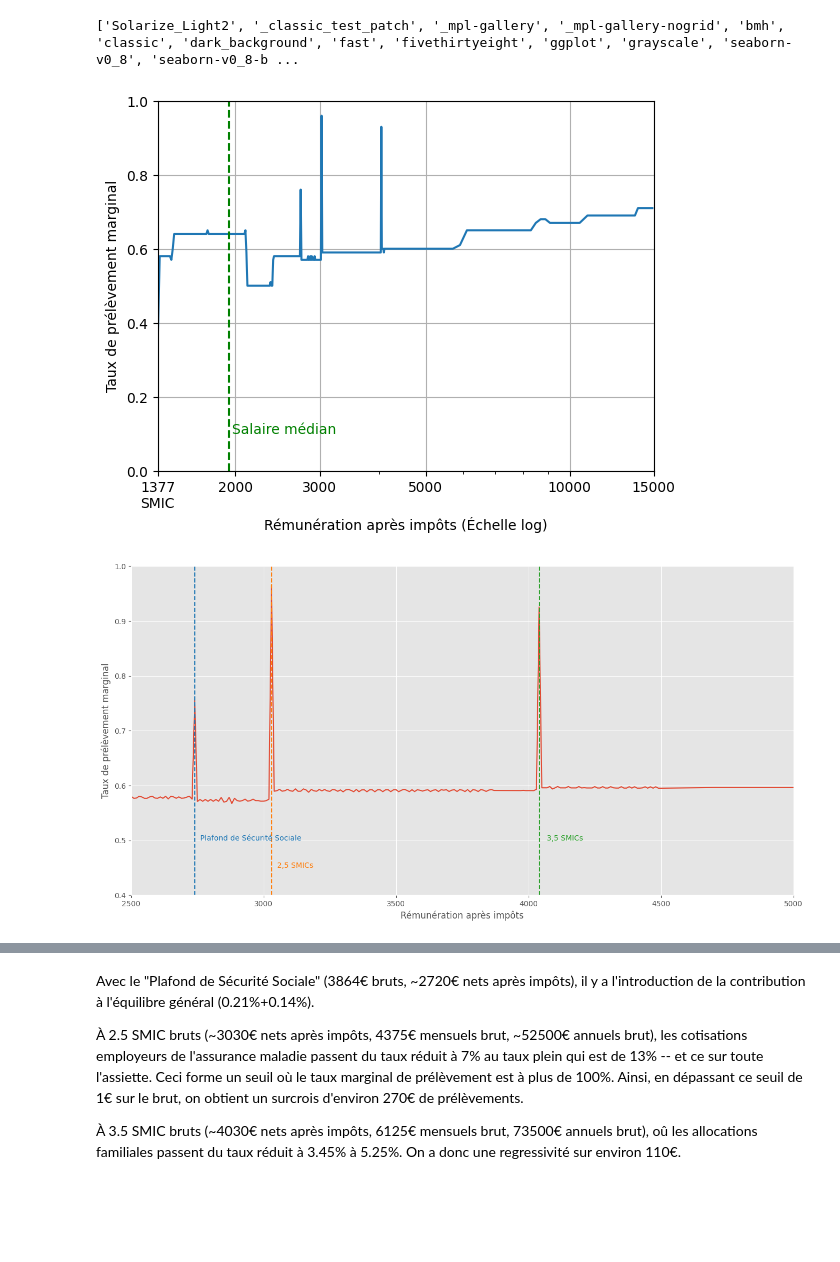
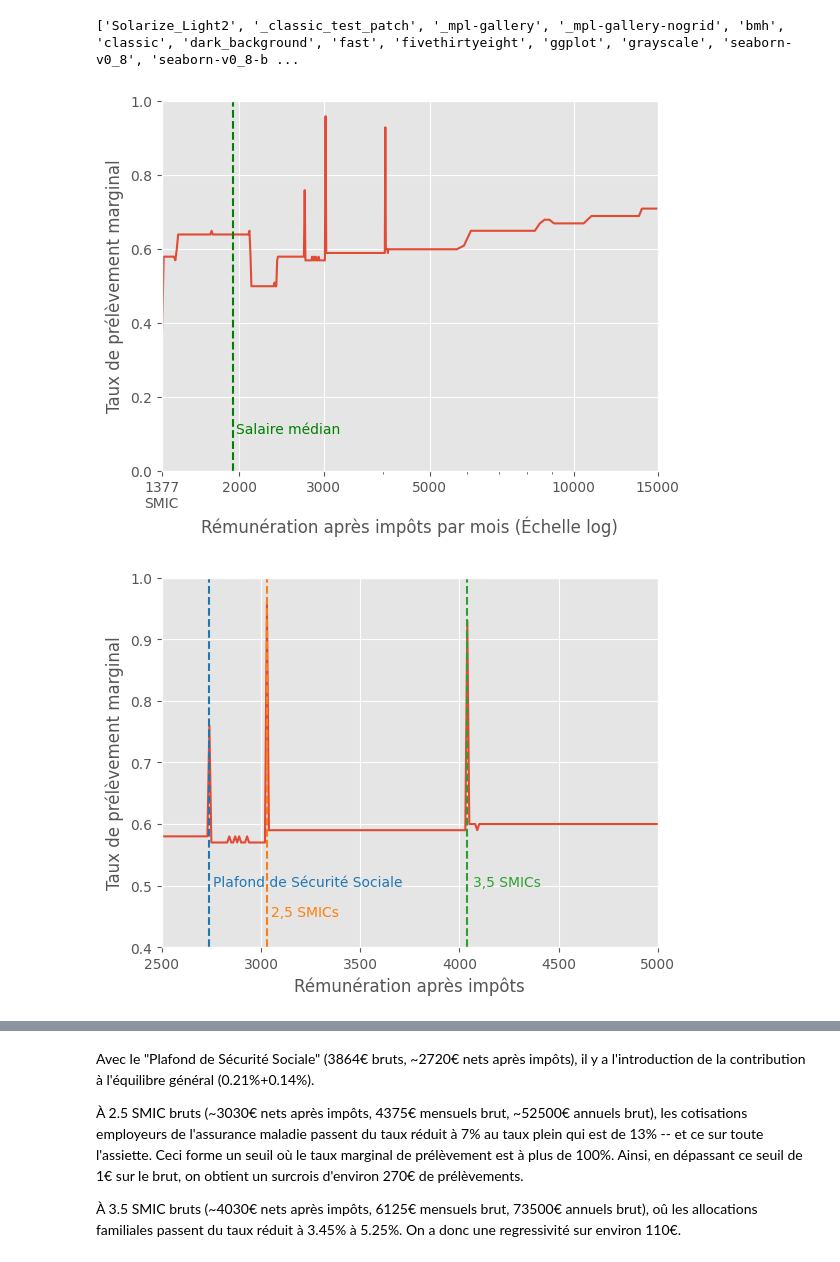
Before and after one commit to SolalAttias/prelevement-marginal, a Jupyter notebook: marg_prel.ipynb, the cells around one changed output, grey strips where cells are left out. Cells and saved outputs as stored; diff of their text form; code cells hidden in the pictures; blank space fills up the shorter version.

```diff
--- a/marg_prel.ipynb
+++ b/marg_prel.ipynb
@@ -98,0 +10,2 @@ no_zeros["revenu net imposable"] = no_zeros["rémunération avant impôt"]*12*0.
+# %%
+df_temps_plein = pd.read_csv("clean_temps_plein.csv")
@@ -104,7 +33,7 @@ def custom_smic_formatter(x, pos):
         return f"{x:.0f}"
 # %%
 print(plt.style.available)
-plt.style.use("default")
+plt.style.use("ggplot")
 # %% [output]
 ['Solarize_Light2', '_classic_test_patch', '_mpl-gallery', '_mpl-gallery-nogrid', 'bmh', 'classic', 'dark_background', 'fast', 'fivethirtyeight', 'ggplot', 'grayscale', 'seaborn-v0_8', 'seaborn-v0_8-b ...
 # %%
@@ -112,8 +41,8 @@ fig, ax = plt.subplots()
 plt.grid(True)
 plt.ylim(0,1)
 plt.xlim(1377,15000)
-ax.plot(no_zeros["rémunération après impôt"], no_zeros["tx prelevement marginal"].astype(float).round(2))
-plt.xlabel("Rémunération après impôts (Échelle log)")
+ax.plot(df_temps_plein["rémunération après impôt"], df_temps_plein["tx prelevement marginal"].astype(float).round(2))
+plt.xlabel("Rémunération après impôts par mois (Échelle log)")
 plt.ylabel("Taux de prélèvement marginal")
 # plt.axvline(x=1400, color="b", linestyle="--")
 # plt.text(1300, -0.057, "SMIC", alpha=0.7)
@@ -126,27 +55,25 @@ ax.xaxis.set_major_formatter(ticker.FuncFormatter(custom_smic_formatter))
 plt.savefig("Images/TauxMarginal.png", dpi=1000)
 plt.show()
 # %% [output]
-[figure, old version]
+[figure, new version]
 # %%
 cmap = plt.color_sequences['tab10']
 
 fig, ax = plt.subplots()
-fig.set_figwidth(16)
-fig.set_figheight(8)
 plt.ylim(0.4,1)
 plt.xlim(2500,5000)
-ax.plot(no_zeros["rémunération après impôt"], no_zeros["tx prelevement marginal"])
+ax.plot(df_temps_plein["rémunération après impôt"], df_temps_plein["tx prelevement marginal"])
 plt.xlabel("Rémunération après impôts")
 plt.ylabel("Taux de prélèvement marginal")
 plt.axvline(x=2740, color=cmap[0], linestyle='--')
 plt.text(2760,0.5, 'Plafond de Sécurité Sociale', color=cmap[0])
 plt.axvline(x=3030, color=cmap[1], linestyle='--')
 plt.text(3050,0.45, '2,5 SMICs', color=cmap[1])
 plt.axvline(x=4040, color=cmap[2], linestyle='--')
 plt.text(4070,0.5, '3,5 SMICs', color=cmap[2])
 plt.show()
 # %% [output]
-[figure, old version]
+[figure, new version]
 # %% [markdown]
 <!-- On observe aussi une grosse bosse après avoir atteint le SMIC, aux 1398€ mensuels nets. -->
 # %% [markdown]
```
Also changed, not shown: parts of 24 cells of this notebook, 14 other files.
